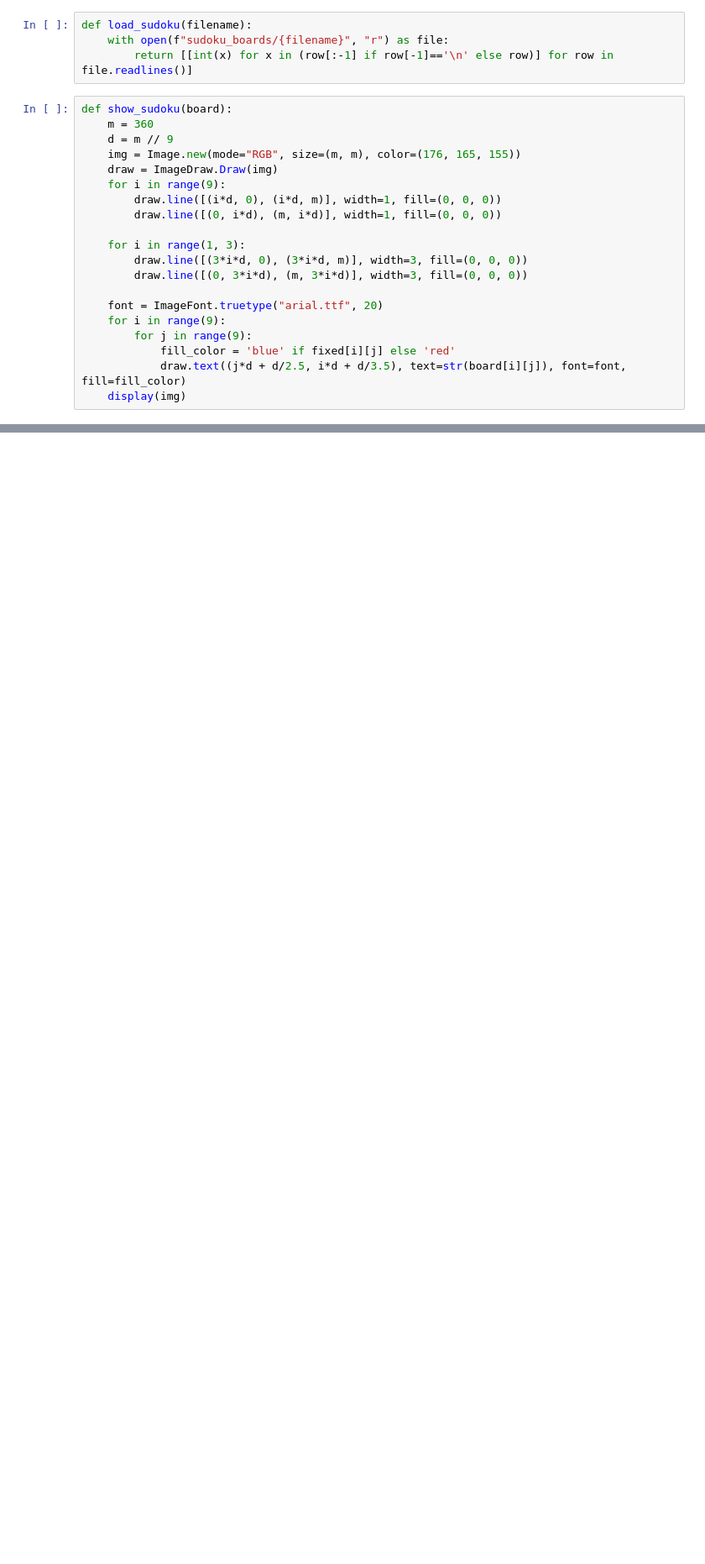
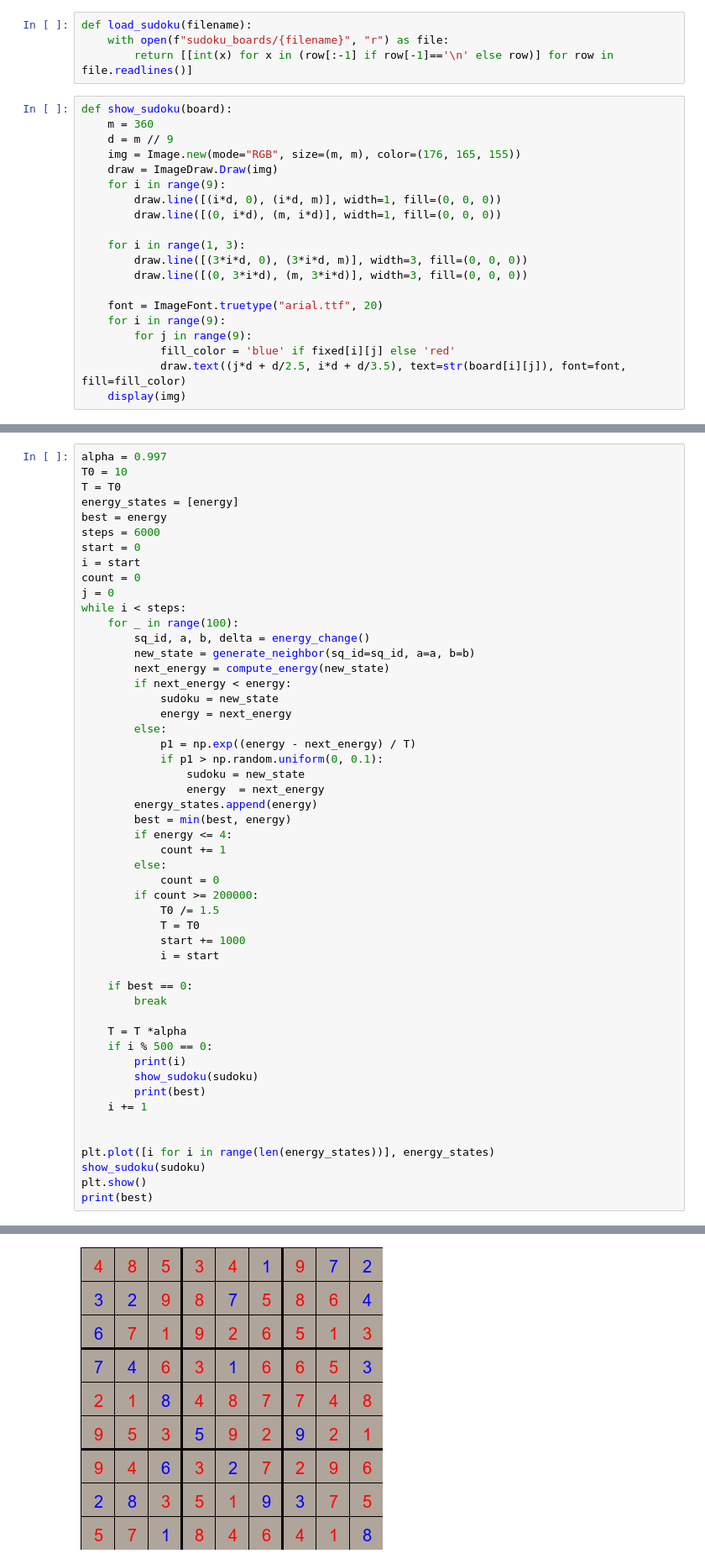
Before and after one commit to michal200292/Numericke-metody, a Jupyter notebook: lab4/zad3.ipynb, the cells around one changed output, grey strips where cells are left out. Shown: that part at 84% size. Cells and saved outputs as stored; diff of their text form; blank space fills up the shorter version.

```diff
--- a/lab4/zad3.ipynb
+++ b/lab4/zad3.ipynb
@@ -179,0 +120,52 @@ plt.show()
+# %%
+alpha = 0.997
+T0 = 10
+T = T0
+energy_states = [energy]
+best = energy
+steps = 6000
+start = 0
+i = start
+count = 0
+j = 0
+while i < steps:
+    for _ in range(100):
+        sq_id, a, b, delta = energy_change()
+        new_state = generate_neighbor(sq_id=sq_id, a=a, b=b)
+        next_energy = compute_energy(new_state)
+        if next_energy < energy:
+            sudoku = new_state
+            energy = next_energy
+        else:
+            p1 = np.exp((energy - next_energy) / T)
+            if p1 > np.random.uniform(0, 0.1):
+                sudoku = new_state
+                energy  = next_energy
+        energy_states.append(energy)
+        best = min(best, energy)
+        if energy <= 4:
+            count += 1
+        else:
+            count = 0
+        if count >= 200000:
+            T0 /= 1.5
+            T = T0
+            start += 1000
+            i = start
+
+    if best == 0:
+        break
+
+    T = T *alpha
+    if i % 500 == 0:
+        print(i)
+        show_sudoku(sudoku)
+        print(best)
+    i += 1
+
+
+plt.plot([i for i in range(len(energy_states))], energy_states)
+show_sudoku(sudoku)
+plt.show()
+print(best)
+# %% [output]
@@ -179,0 +173 @@ plt.show()
+[figure, added]
```
Also changed, not shown: parts of 7 cells of this notebook, 9 other files.
